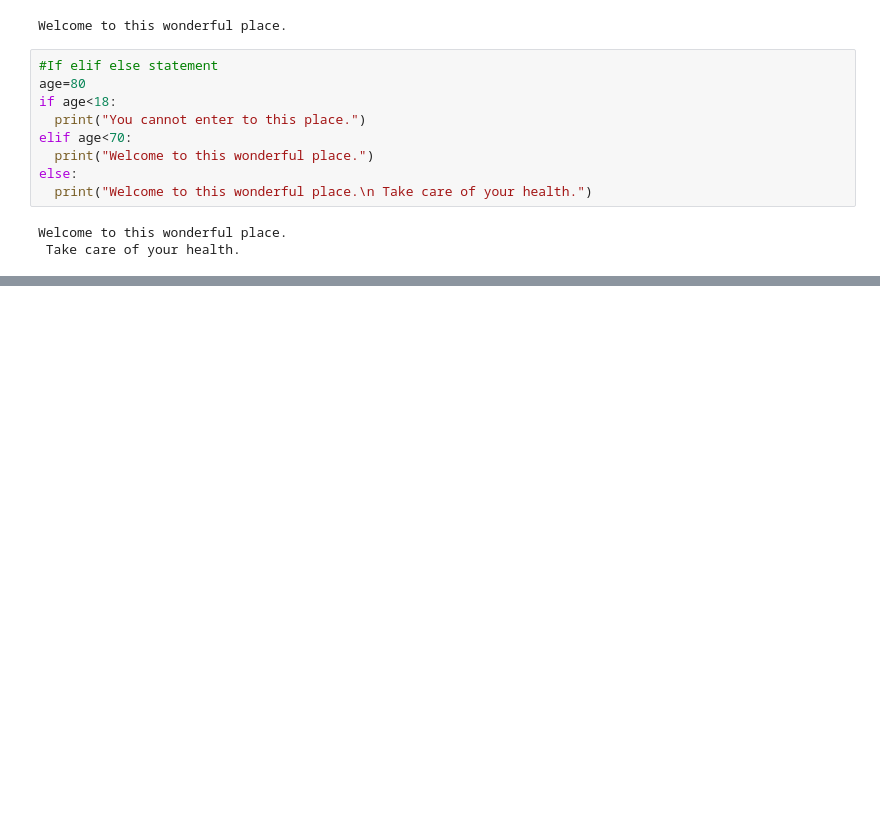
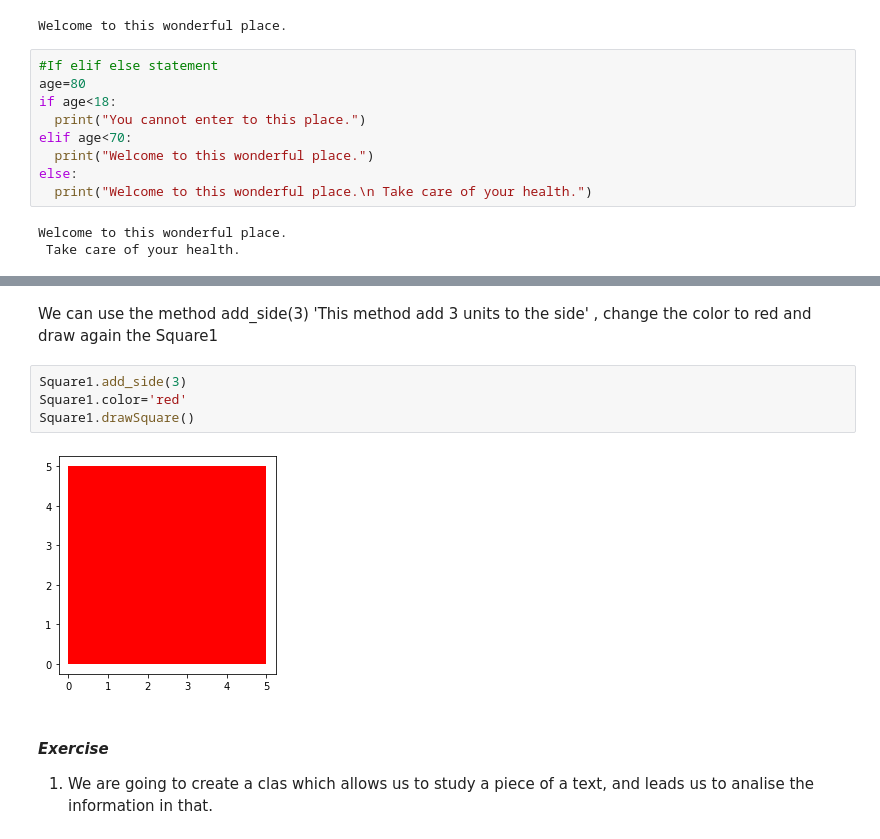
Before and after one commit to ajrianop/Python, a Jupyter notebook: Python_Basics.ipynb, the cells around one changed output, grey strips where cells are left out. Drawn from its saved outputs; the diff is of its cells as text; blank space fills up the shorter version.

```diff
--- a/Python_Basics.ipynb
+++ b/Python_Basics.ipynb
@@ -374,0 +860,11 @@ Welcome to this wonderful place.
+# %% [markdown]
+We can use the method add_side(3) 'This method add 3 units to the side' , change the color to red and draw again the Square1
+# %%
+Square1.add_side(3)
+Square1.color='red'
+Square1.drawSquare()
+# %% [output]
+[figure, added]
+# %% [markdown]
+#### ***Exercise***
+1. We are going to create a clas which allows us to study a piece of a text, and leads us to analise the information in that.
```
Also changed, not shown: parts of 65 cells of this notebook.
